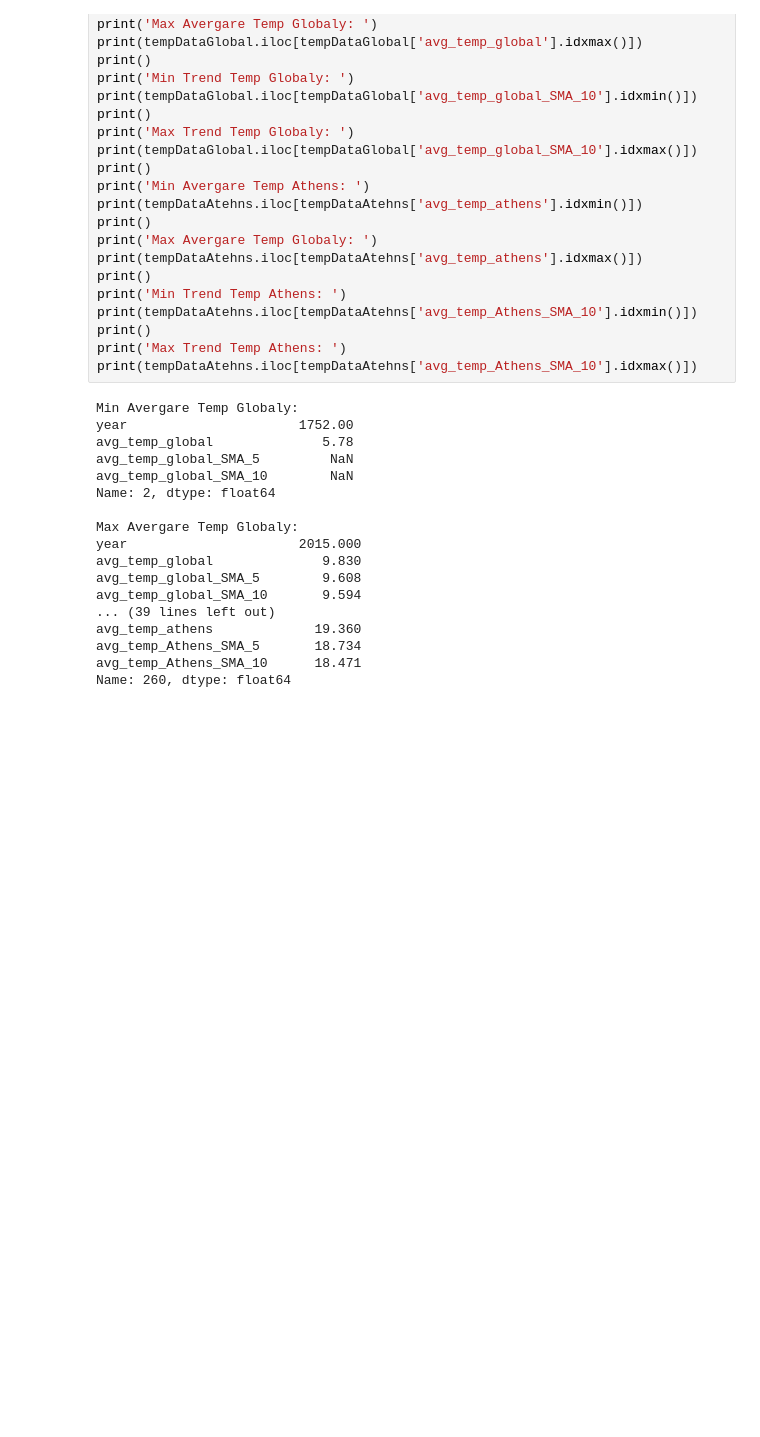
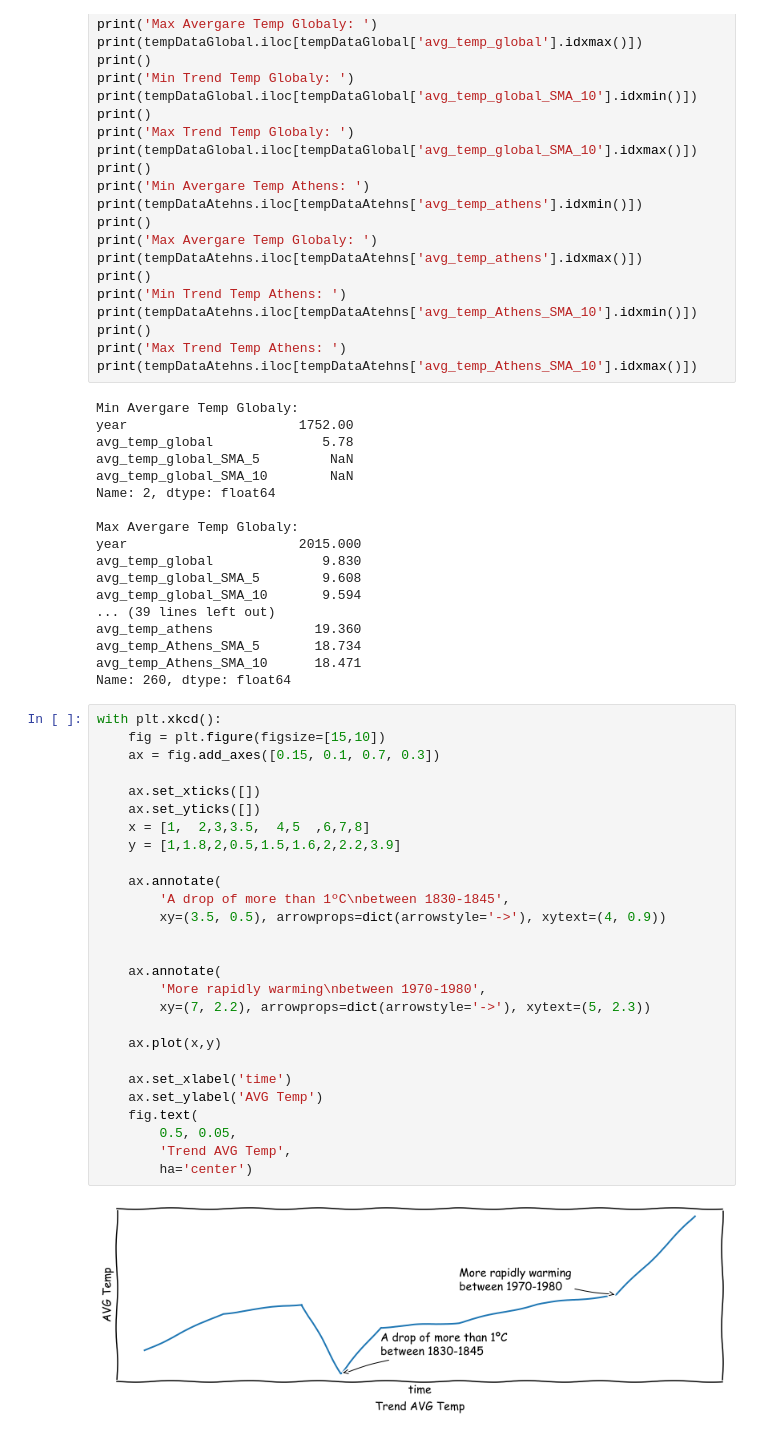
Before and after one commit to universalamateur/Udacity_Data_Analyst_Nanodegree, a Jupyter notebook: Exploring Weather Trends - Project/Exploring Weather Trends - Athens, GR compared to global.ipynb, the cells around one changed output. Drawn from its saved outputs; the diff is of its cells as text; blank space fills up the shorter version.

```diff
--- a/Exploring Weather Trends - Project/Exploring Weather Trends - Athens, GR compared to global.ipynb
+++ b/Exploring Weather Trends - Project/Exploring Weather Trends - Athens, GR compared to global.ipynb
@@ -357,3 +357,32 @@ avg_temp_athens             19.360
 avg_temp_Athens_SMA_5       18.734
 avg_temp_Athens_SMA_10      18.471
 Name: 260, dtype: float64
+# %%
+with plt.xkcd():
+    fig = plt.figure(figsize=[15,10])
+    ax = fig.add_axes([0.15, 0.1, 0.7, 0.3])
+
+    ax.set_xticks([])
+    ax.set_yticks([])
+    x = [1,  2,3,3.5,  4,5  ,6,7,8]
+    y = [1,1.8,2,0.5,1.5,1.6,2,2.2,3.9]
+
+    ax.annotate(
+        'A drop of more than 1ºC\nbetween 1830-1845',
+        xy=(3.5, 0.5), arrowprops=dict(arrowstyle='->'), xytext=(4, 0.9))
+
+
+    ax.annotate(
+        'More rapidly warming\nbetween 1970-1980',
+        xy=(7, 2.2), arrowprops=dict(arrowstyle='->'), xytext=(5, 2.3))
+
+    ax.plot(x,y)
+
+    ax.set_xlabel('time')
+    ax.set_ylabel('AVG Temp')
+    fig.text(
+        0.5, 0.05,
+        'Trend AVG Temp',
+        ha='center')
+# %% [output]
+[figure, added]
```
Also changed, not shown: 2 other files.
